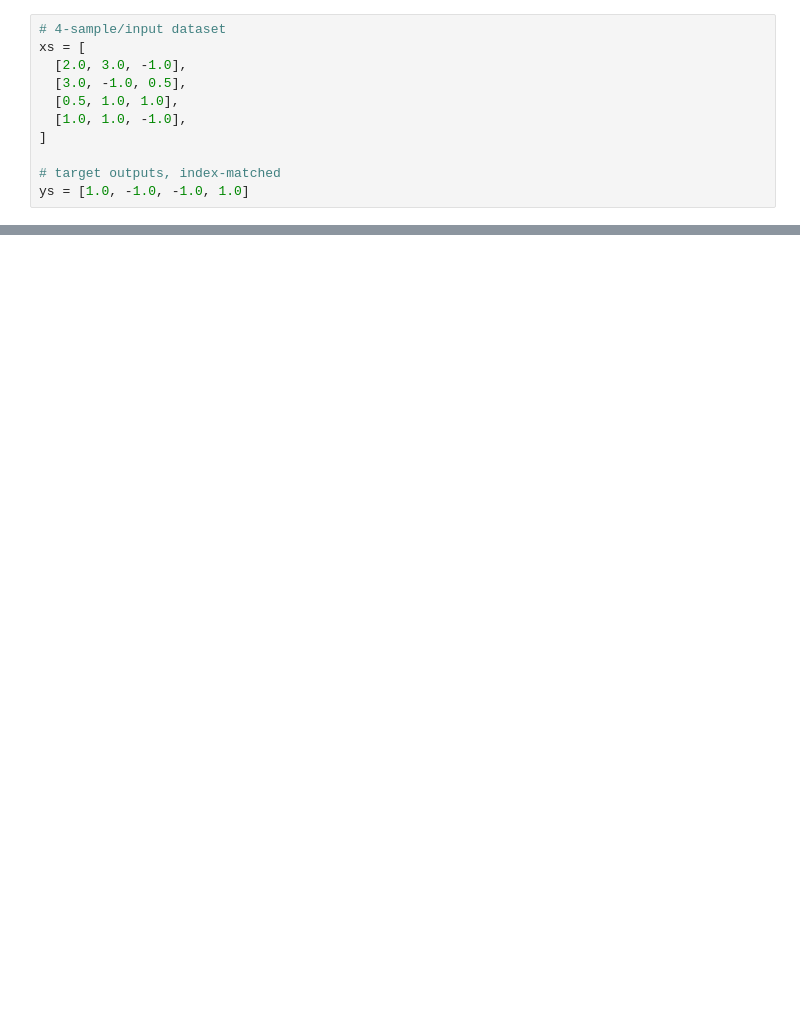
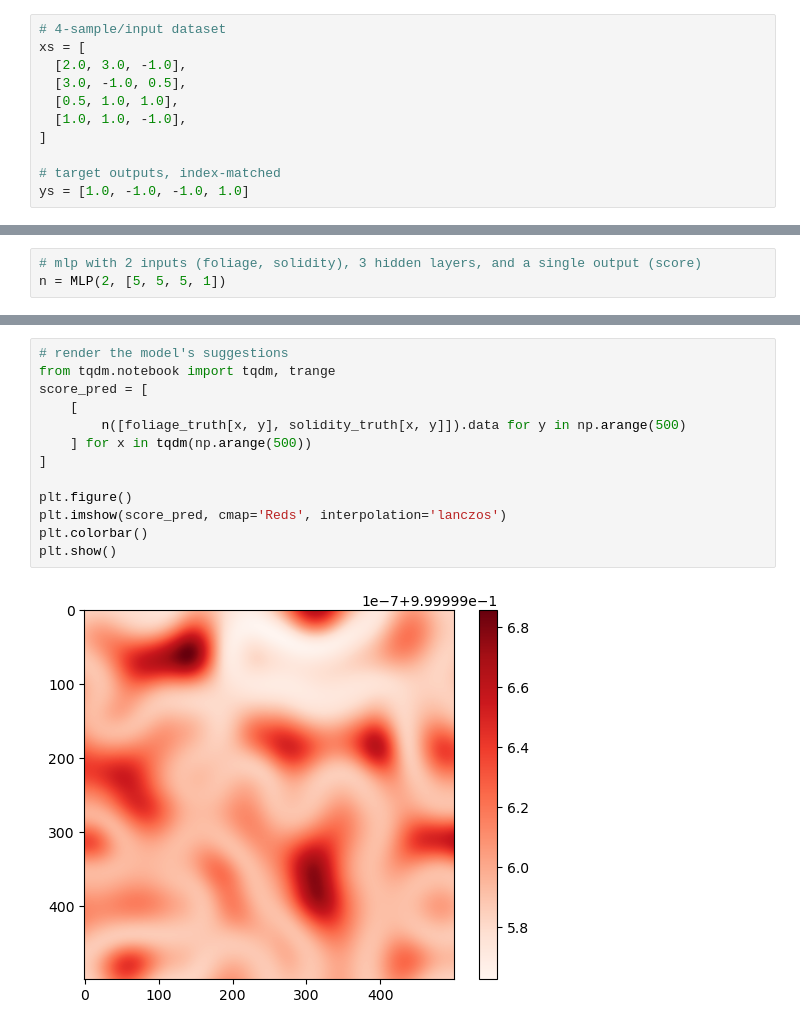
Before and after one commit to danielway/nn, a Jupyter notebook: grad_descent.ipynb, the cells around one changed output, grey strips where cells are left out. Cells and saved outputs as stored; diff of their text form; blank space fills up the shorter version.

```diff
--- a/grad_descent.ipynb
+++ b/grad_descent.ipynb
@@ -188,0 +241,3 @@ ypred
+# %%
+# mlp with 2 inputs (foliage, solidity), 3 hidden layers, and a single output (score)
+n = MLP(2, [5, 5, 5, 1])
@@ -188,0 +255,15 @@ ypred
+# %%
+# render the model's suggestions
+from tqdm.notebook import tqdm, trange
+score_pred = [
+    [
+        n([foliage_truth[x, y], solidity_truth[x, y]]).data for y in np.arange(500)
+    ] for x in tqdm(np.arange(500))
+]
+
+plt.figure()
+plt.imshow(score_pred, cmap='Reds', interpolation='lanczos')
+plt.colorbar()
+plt.show()
+# %% [output]
+[figure, added]
```
Also changed, not shown: parts of 5 cells of this notebook.
